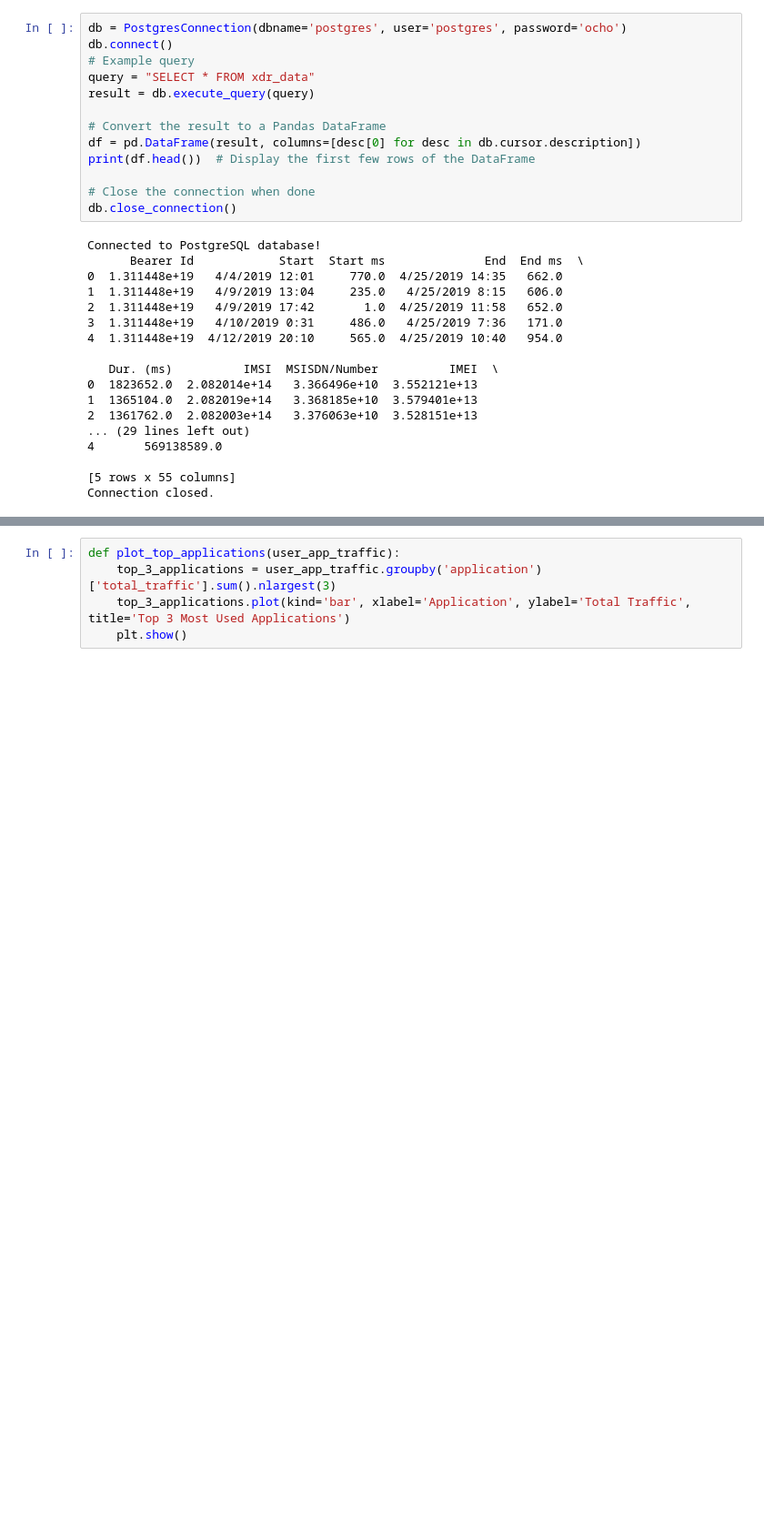
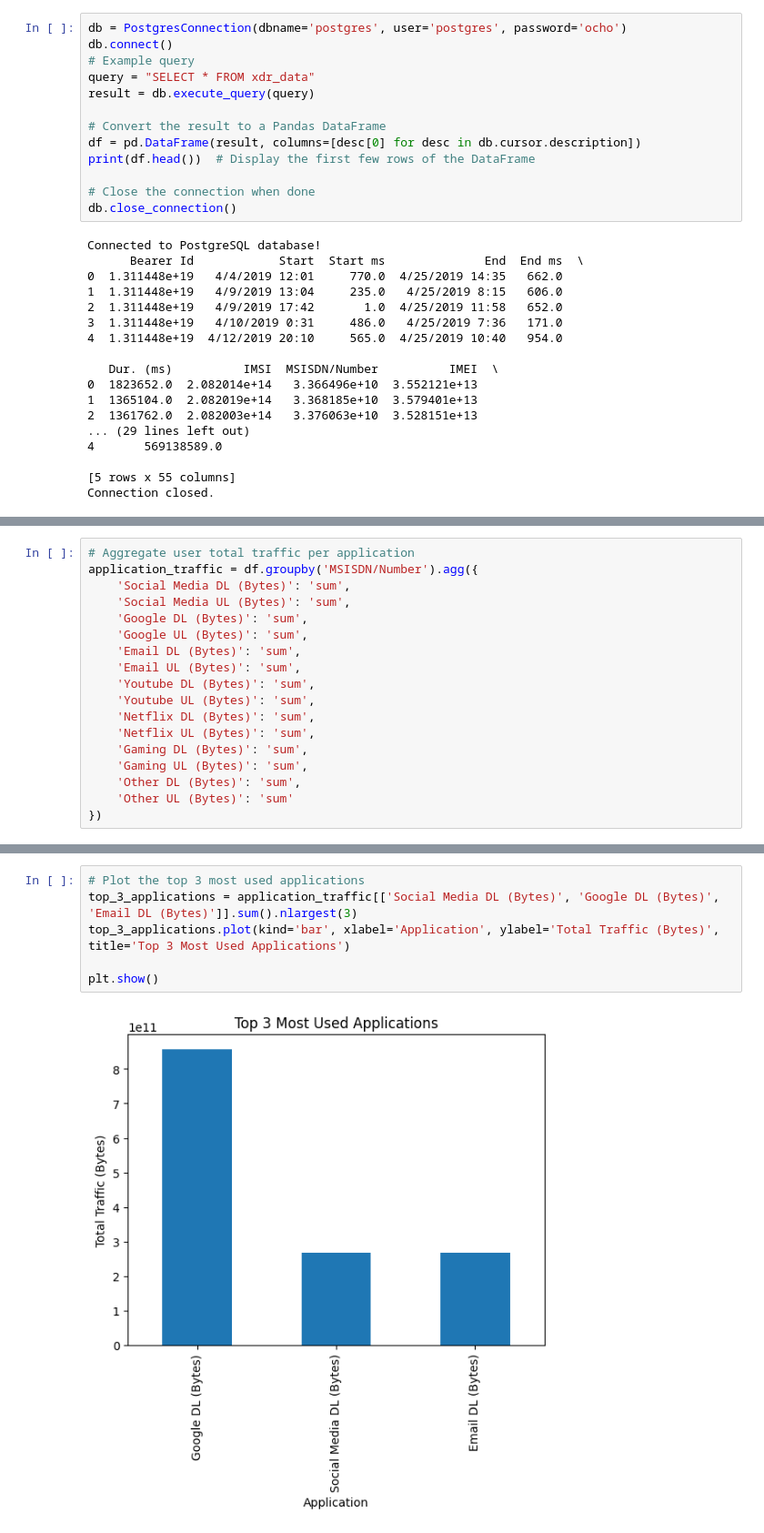
Before and after one commit to abigiyaayele/Telecom-Profit-Analysis, a Jupyter notebook: notebook/User Engagement analysis.ipynb, the cells around one changed output, grey strips where cells are left out. Shown at 91% size. Saved outputs shown, nothing was run; the diff lists cells and outputs as text; blank space fills up the shorter version.

```diff
--- a/notebook/User Engagement analysis.ipynb
+++ b/notebook/User Engagement analysis.ipynb
@@ -95,0 +125,18 @@ def aggregate_user_app_traffic(data):
+# %%
+# Aggregate user total traffic per application
+application_traffic = df.groupby('MSISDN/Number').agg({
+    'Social Media DL (Bytes)': 'sum',
+    'Social Media UL (Bytes)': 'sum',
+    'Google DL (Bytes)': 'sum',
+    'Google UL (Bytes)': 'sum',
+    'Email DL (Bytes)': 'sum',
+    'Email UL (Bytes)': 'sum',
+    'Youtube DL (Bytes)': 'sum',
+    'Youtube UL (Bytes)': 'sum',
+    'Netflix DL (Bytes)': 'sum',
+    'Netflix UL (Bytes)': 'sum',
+    'Gaming DL (Bytes)': 'sum',
+    'Gaming UL (Bytes)': 'sum',
+    'Other DL (Bytes)': 'sum',
+    'Other UL (Bytes)': 'sum'
+})
@@ -96,5 +148,8 @@ def aggregate_user_app_traffic(data):
 # %%
-def plot_top_applications(user_app_traffic):
-    top_3_applications = user_app_traffic.groupby('application')['total_traffic'].sum().nlargest(3)
-    top_3_applications.plot(kind='bar', xlabel='Application', ylabel='Total Traffic', title='Top 3 Most Used Applications')
-    plt.show()
+# Plot the top 3 most used applications
+top_3_applications = application_traffic[['Social Media DL (Bytes)', 'Google DL (Bytes)', 'Email DL (Bytes)']].sum().nlargest(3)
+top_3_applications.plot(kind='bar', xlabel='Application', ylabel='Total Traffic (Bytes)', title='Top 3 Most Used Applications')
+
+plt.show()
+# %% [output]
+[figure, added]
```
Also changed, not shown: parts of 16 cells of this notebook.
